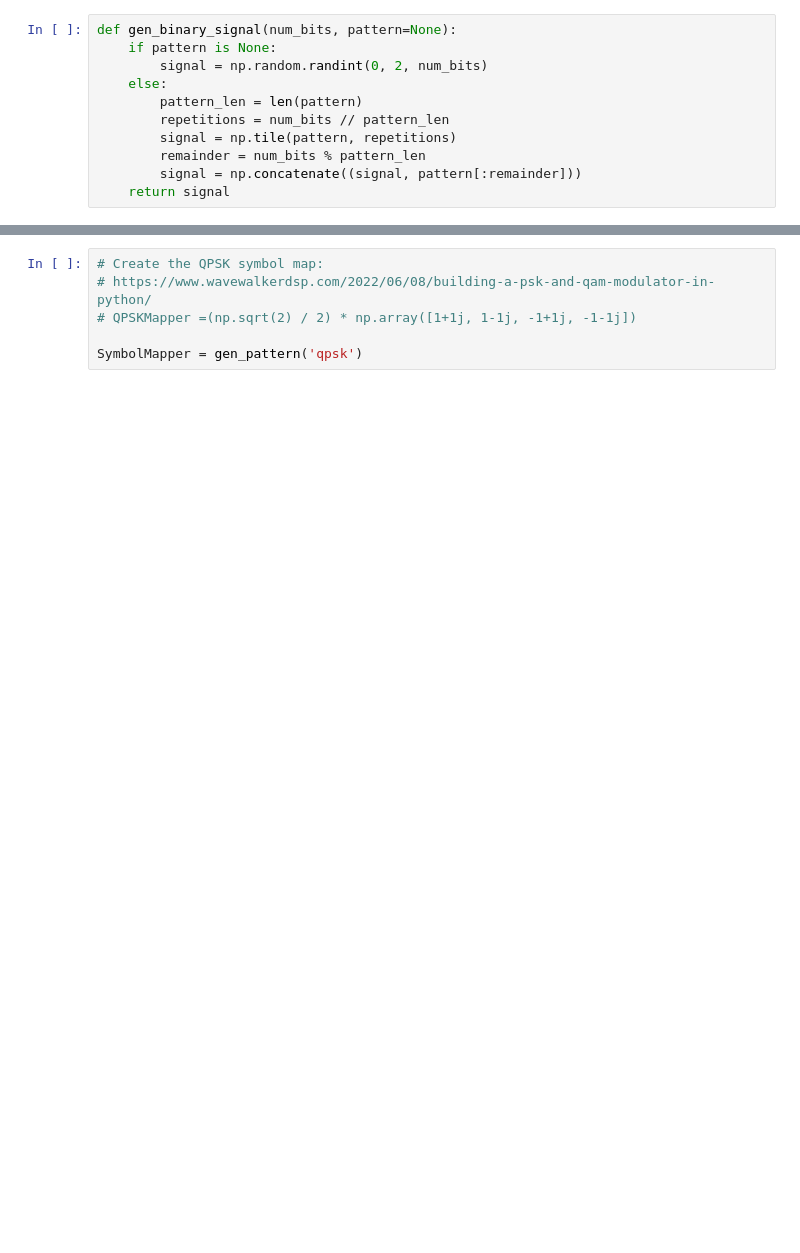
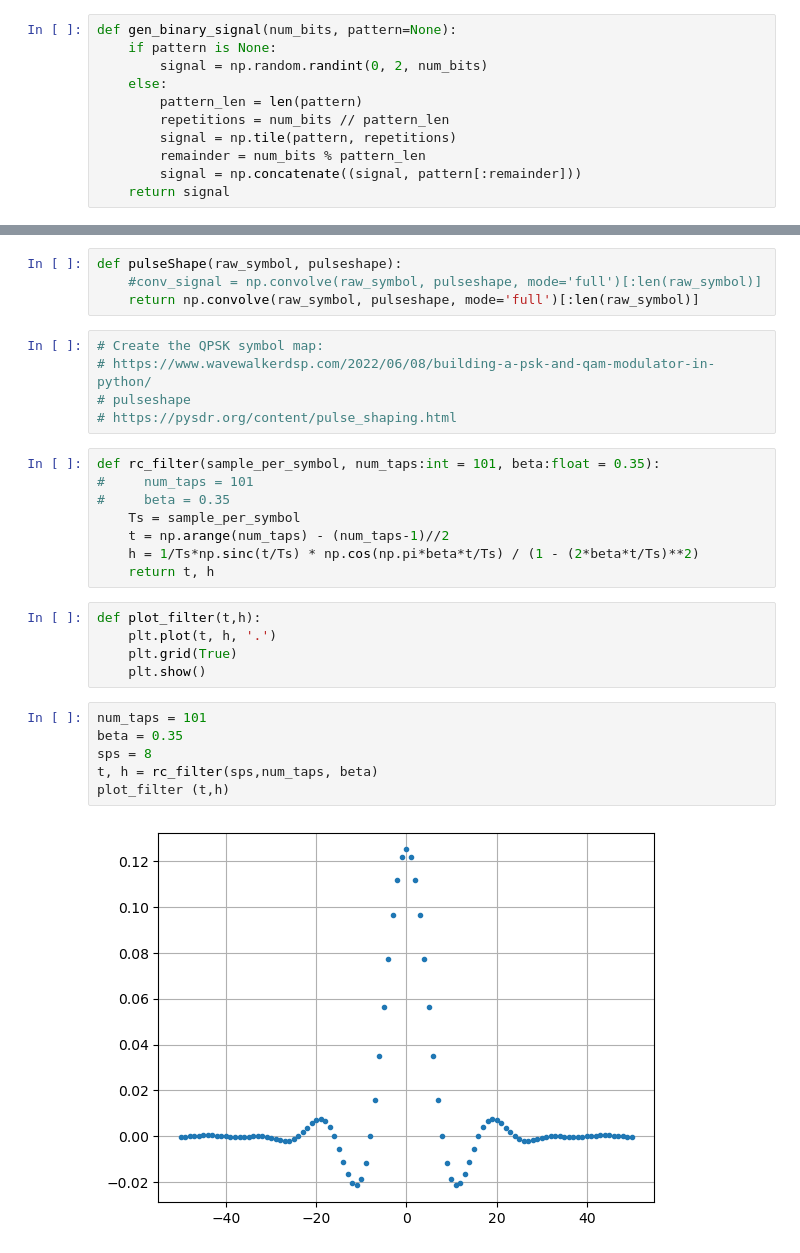
Before and after one commit to LeonMac/notebook, a Jupyter notebook: signal/signal_1.ipynb, the cells around one changed output, grey strips where cells are left out. Cells and saved outputs as stored; diff of their text form; blank space fills up the shorter version.

```diff
--- a/signal/signal_1.ipynb
+++ b/signal/signal_1.ipynb
@@ -292,7 +375,31 @@ random_symbol_signal: [(-0.7071067811865475+0.7071067811865476j), (-1+1.22464679
+# %%
+def pulseShape(raw_symbol, pulseshape):
+    #conv_signal = np.convolve(raw_symbol, pulseshape, mode='full')[:len(raw_symbol)]
+    return np.convolve(raw_symbol, pulseshape, mode='full')[:len(raw_symbol)]
 # %%
 # Create the QPSK symbol map:
 # https://www.wavewalkerdsp.com/2022/06/08/building-a-psk-and-qam-modulator-in-python/
-# QPSKMapper =(np.sqrt(2) / 2) * np.array([1+1j, 1-1j, -1+1j, -1-1j])
-
-SymbolMapper = gen_pattern('qpsk')
+# pulseshape
+# https://pysdr.org/content/pulse_shaping.html
+# %%
+def rc_filter(sample_per_symbol, num_taps:int = 101, beta:float = 0.35):
+#     num_taps = 101
+#     beta = 0.35
+    Ts = sample_per_symbol
+    t = np.arange(num_taps) - (num_taps-1)//2
+    h = 1/Ts*np.sinc(t/Ts) * np.cos(np.pi*beta*t/Ts) / (1 - (2*beta*t/Ts)**2)
+    return t, h
+# %%
+def plot_filter(t,h):
+    plt.plot(t, h, '.')
+    plt.grid(True)
+    plt.show()
+# %%
+num_taps = 101
+beta = 0.35
+sps = 8
+t, h = rc_filter(sps,num_taps, beta)
+plot_filter (t,h)
+# %% [output]
+[figure, added]
 # %%
```
Also changed, not shown: parts of 32 cells of this notebook, 2 other files.
